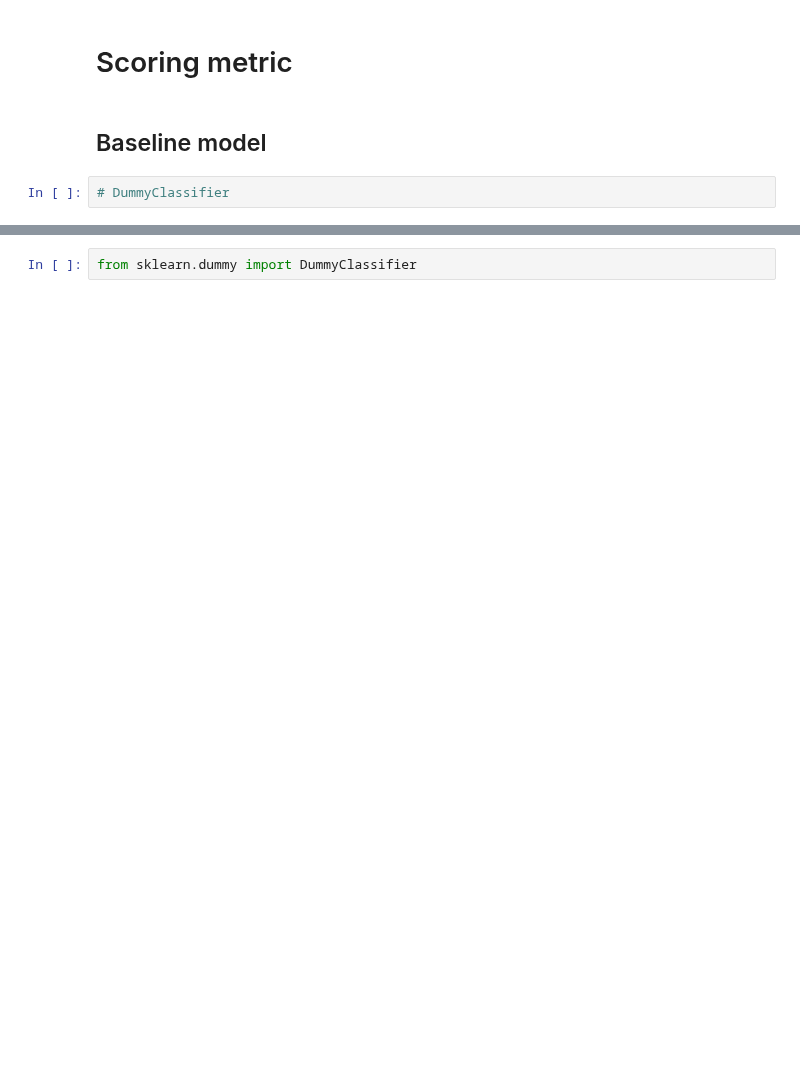
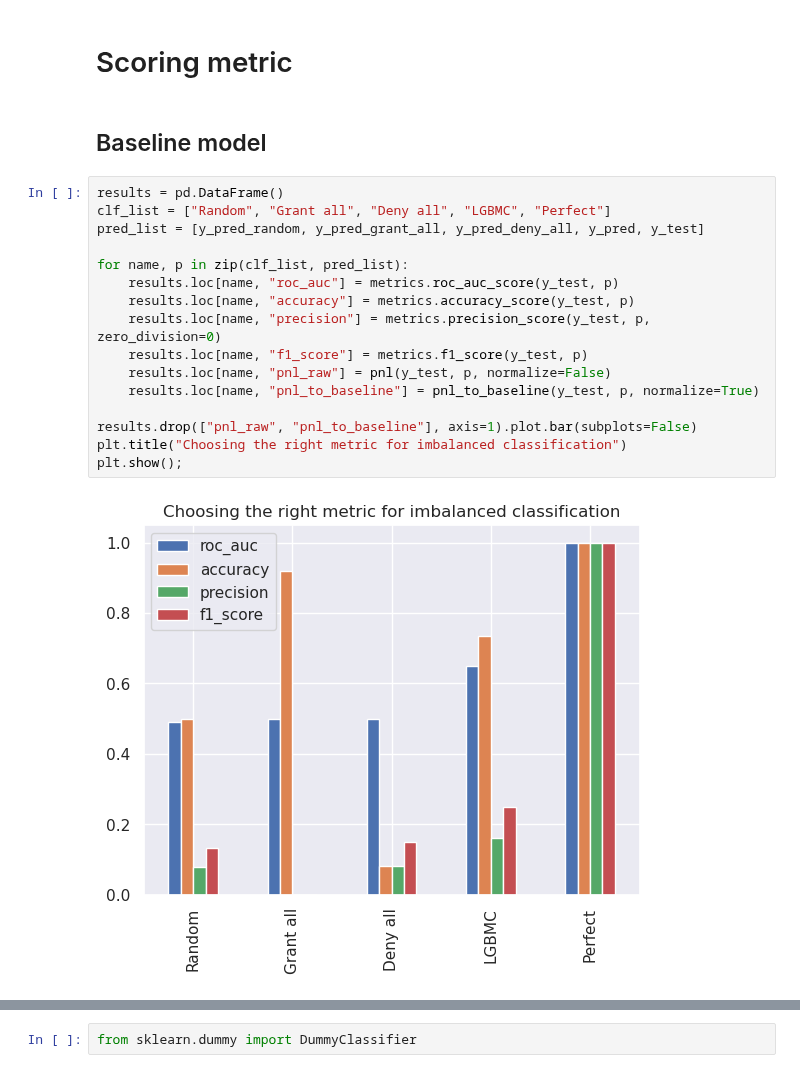
Before and after one commit to carlgennetais/P7_scoring_ML, a Jupyter notebook: notebooks/P7_04_modeling-pipeline.ipynb, the cells around one changed output, grey strips where cells are left out. Drawn from its saved outputs; the diff is of its cells as text; blank space fills up the shorter version.

```diff
--- a/notebooks/P7_04_modeling-pipeline.ipynb
+++ b/notebooks/P7_04_modeling-pipeline.ipynb
@@ -520,5 +516,21 @@ res_accuracy.plot()
 # Scoring metric
 # %% [markdown]
 ## Baseline model
-# %%
-# DummyClassifier
+# %%
+results = pd.DataFrame()
+clf_list = ["Random", "Grant all", "Deny all", "LGBMC", "Perfect"]
+pred_list = [y_pred_random, y_pred_grant_all, y_pred_deny_all, y_pred, y_test]
+
+for name, p in zip(clf_list, pred_list):
+    results.loc[name, "roc_auc"] = metrics.roc_auc_score(y_test, p)
+    results.loc[name, "accuracy"] = metrics.accuracy_score(y_test, p)
+    results.loc[name, "precision"] = metrics.precision_score(y_test, p, zero_division=0)
+    results.loc[name, "f1_score"] = metrics.f1_score(y_test, p)
+    results.loc[name, "pnl_raw"] = pnl(y_test, p, normalize=False)
+    results.loc[name, "pnl_to_baseline"] = pnl_to_baseline(y_test, p, normalize=True)
+
+results.drop(["pnl_raw", "pnl_to_baseline"], axis=1).plot.bar(subplots=False)
+plt.title("Choosing the right metric for imbalanced classification")
+plt.show();
+# %% [output]
+[figure, added]
```
Also changed, not shown: parts of 26 cells of this notebook.
